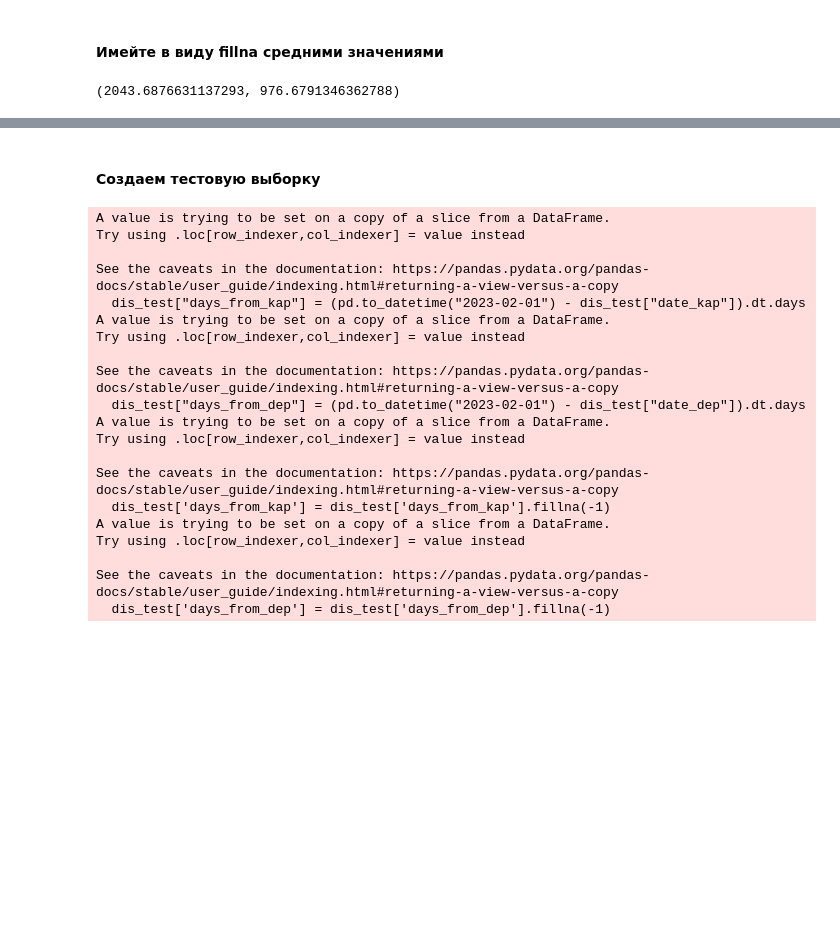
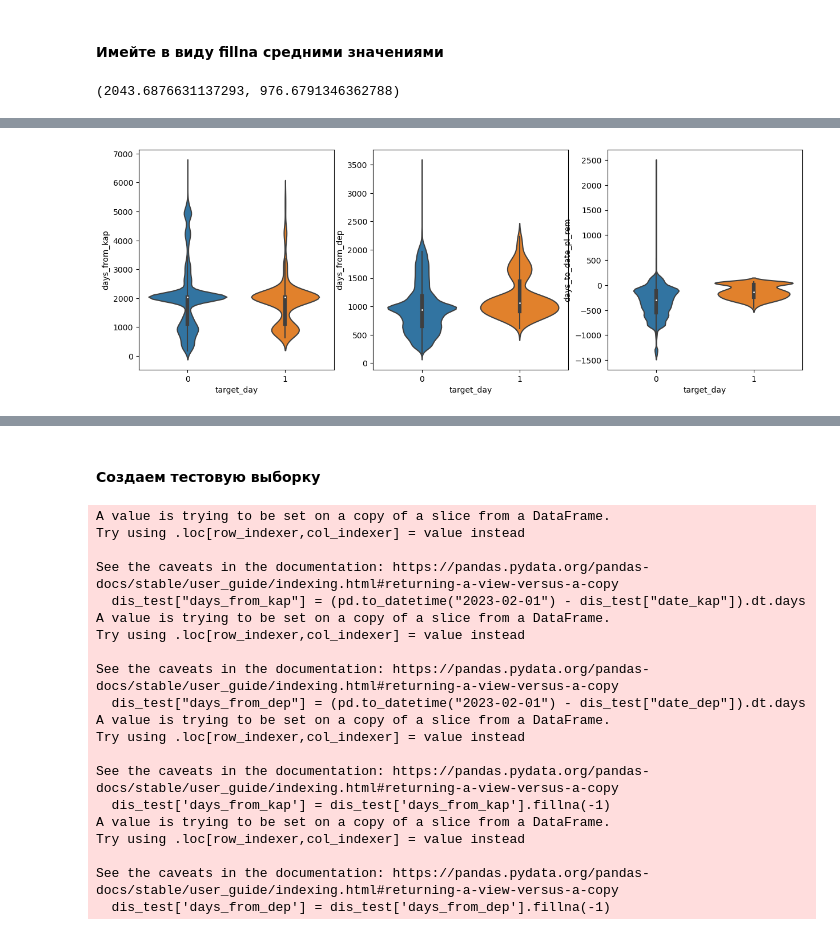
Before and after one commit to Dforgeek/DataWagonTrack2, a Jupyter notebook: latin.ipynb, the cells around one changed output, grey strips where cells are left out. Drawn from its saved outputs; the diff is of its cells as text; code cells hidden in the pictures; blank space fills up the shorter version.

```diff
--- a/latin.ipynb
+++ b/latin.ipynb
@@ -175,3 +197,11 @@ plt.show()
+# %%
+fig, ax = plt.subplots(1, 3, figsize=(15, 5))
+sns.violinplot(x="target_day", y="days_from_kap", data=train, ax=ax[0])
+sns.violinplot(x="target_day", y="days_from_dep", data=train, ax=ax[1])
+sns.violinplot(x="target_day", y="days_to_date_pl_rem", data=train, ax=ax[2])
+plt.show()
+# %% [output]
+[figure, added]
 # %%
 # Fill ost_prob
 train['ost_prob'] = train['ost_prob'].fillna(-1)
```
Also changed, not shown: parts of 16 cells of this notebook.
